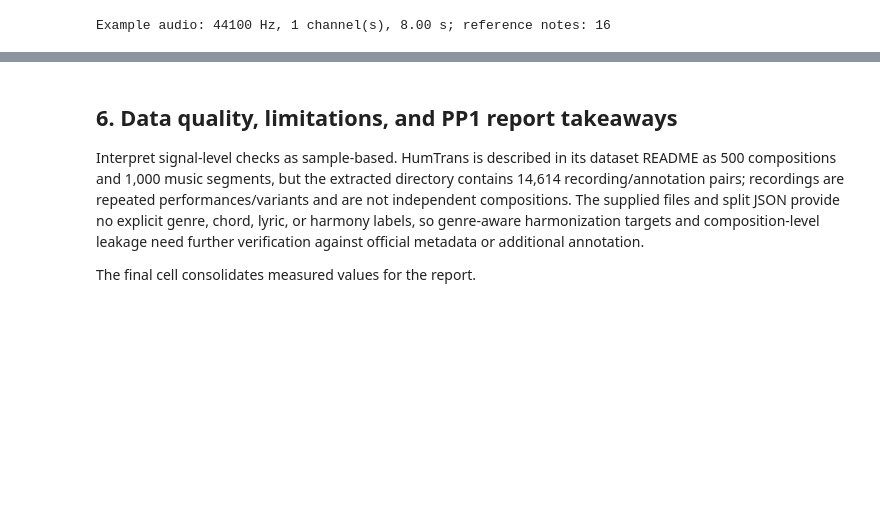
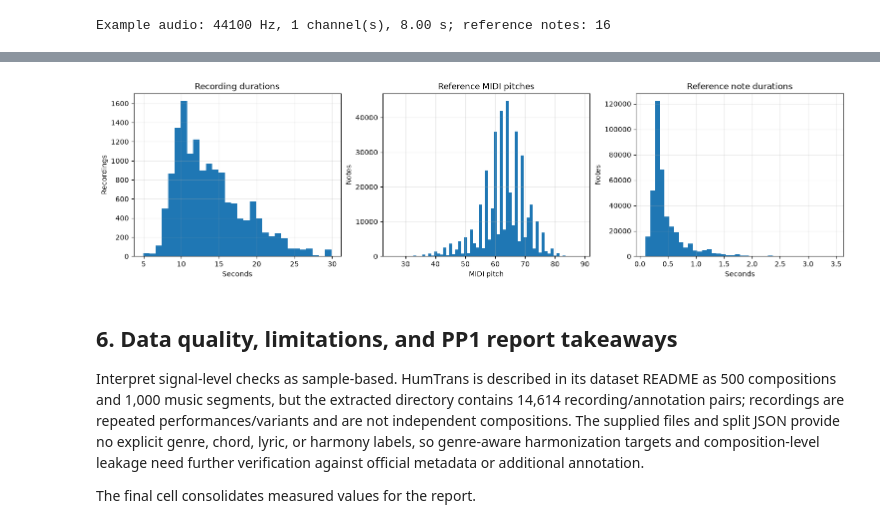
Before and after one commit to SYNCODE-SLIIT/J26-DS-339, a Jupyter notebook: notebooks/vishwa/01_humtrans_dataset_exploration.ipynb, the cells around one changed output, grey strips where cells are left out. Cells and saved outputs as stored; diff of their text form; code cells hidden in the pictures; blank space fills up the shorter version.

Commit message:
fix: validate MIDI timing and correct dataset audit

```diff
--- a/notebooks/vishwa/01_humtrans_dataset_exploration.ipynb
+++ b/notebooks/vishwa/01_humtrans_dataset_exploration.ipynb
@@ -40,8 +43,8 @@ Dataset root: /Users/vishwaperera/Desktop/Research/Project/J26-DS-339/datasets/h
 Files are paired by exact stem, following the naming convention documented with the dataset. Extra files and filename mismatches are surfaced rather than silently dropped.
 # %%
 # Load Wav file list, midi file list and the given splits
-wav_paths = {p.stem: p for p in WAV_DIR.glob("*.wav")}
-midi_paths = {p.stem: p for p in MIDI_DIR.glob("*.mid")}
+wav_paths = {p.stem: p for p in sorted(WAV_DIR.glob("*.wav"))}
+midi_paths = {p.stem: p for p in sorted(MIDI_DIR.glob("*.mid"))}
 splits = json.loads(SPLIT_PATH.read_text(encoding="utf-8"))
 
 # Check if midi or wav files are missing
@@ -330,3 +282,14 @@ Example audio: 44100 Hz, 1 channel(s), 8.00 s; reference notes: 16
+# %%
+fig, axes = plt.subplots(1, 3, figsize=(15, 4), constrained_layout=True)
+axes[0].hist(durations, bins=30)
+axes[0].set(title="Recording durations", xlabel="Seconds", ylabel="Recordings")
+axes[1].hist(pitches, bins=np.arange(pitches.min()-.5, pitches.max()+1.5))
+axes[1].set(title="Reference MIDI pitches", xlabel="MIDI pitch", ylabel="Notes")
+axes[2].hist(note_durations, bins=40)
+axes[2].set(title="Reference note durations", xlabel="Seconds", ylabel="Notes")
+plt.show()
+# %% [output]
+[figure, added]
 # %% [markdown]
 ## 6. Data quality, limitations, and PP1 report takeaways
 
```
Also changed, not shown: parts of 7 cells of this notebook, 6 other files.
